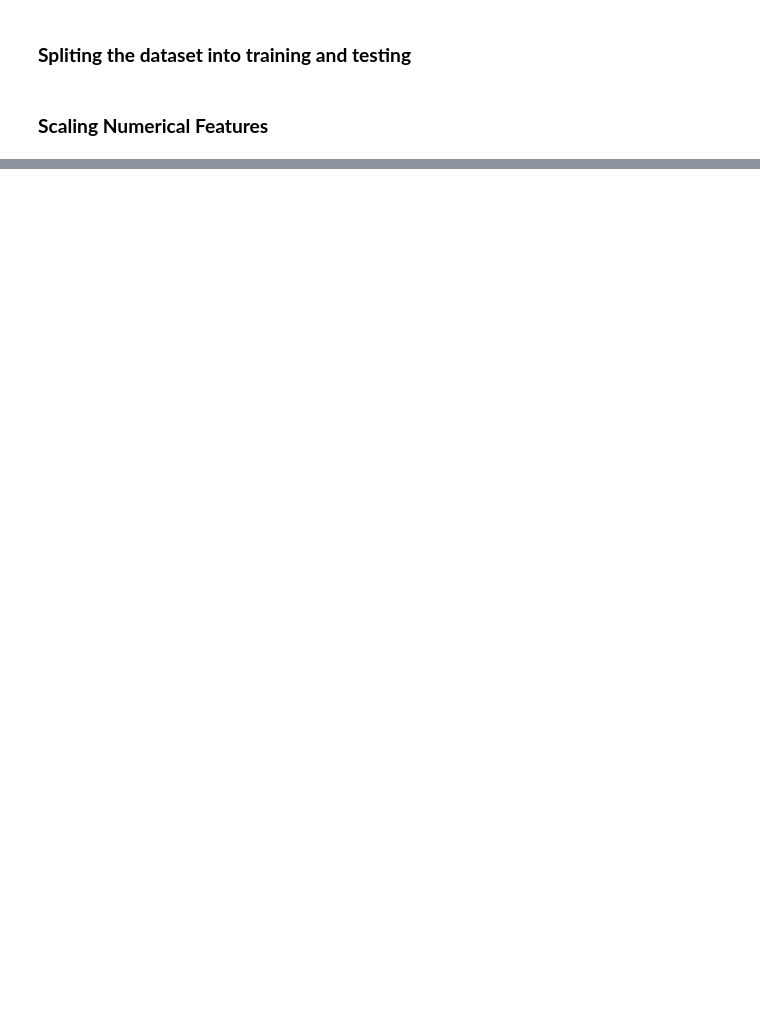
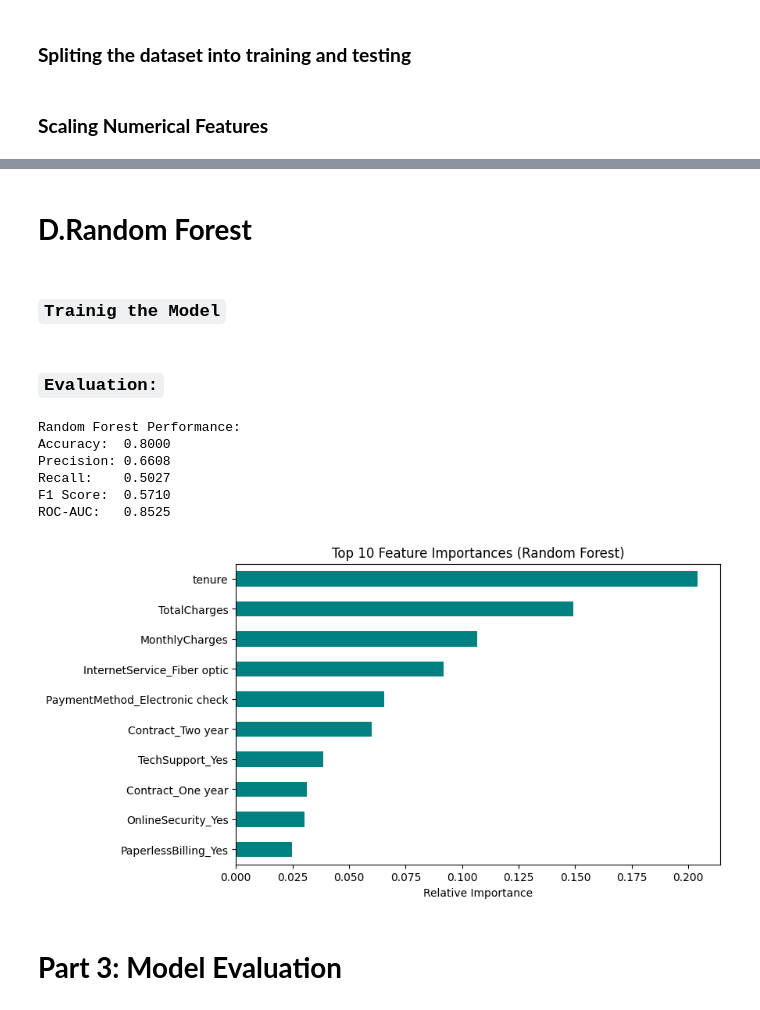
Before and after one commit to mdzubayereashraf/Ostad-AI-Engineering-Course-Assignments, a Jupyter notebook: Assigment_No_10(Customers_Churn_Prediction_Using_ML).ipynb, the cells around one changed output, grey strips where cells are left out. Drawn from its saved outputs; the diff is of its cells as text; code cells hidden in the pictures; blank space fills up the shorter version.

```diff
--- a/Assigment_No_10(Customers_Churn_Prediction_Using_ML).ipynb
+++ b/Assigment_No_10(Customers_Churn_Prediction_Using_ML).ipynb
@@ -193,0 +295,18 @@ x_test_scaled = scaler.transform(x_test)
+# %%
+from sklearn.neighbors import KNeighborsClassifier
+
+k_values = [3, 5, 7, 9]
+
+print("KNN Performance for Different K Values:")
+for k in k_values:
+    knn = KNeighborsClassifier(n_neighbors=k)
+    knn.fit(X_train_scaled, y_train)
+
+    y_pred_knn = knn.predict(X_test_scaled)
+    y_prob_knn = knn.predict_proba(X_test_scaled)[:, 1]
+
+    acc = accuracy_score(y_test, y_pred_knn)
+    f1 = f1_score(y_test, y_pred_knn)
+    auc = roc_auc_score(y_test, y_prob_knn)
+
+    print(f"K={k} -> Accuracy: {acc:.4f} | F1 Score: {f1:.4f} | ROC-AUC: {auc:.4f}")
@@ -193,0 +323,9 @@ x_test_scaled = scaler.transform(x_test)
+# %%
+from sklearn.tree import DecisionTreeClassifier
+
+dt_model = DecisionTreeClassifier(max_depth=5, min_samples_leaf=10, random_state=69)
+
+dt_model.fit(X_train, y_train)
+
+y_pred_dt = dt_model.predict(X_test)
+y_prob_dt = dt_model.predict_proba(X_test)[:, 1]
@@ -193,0 +348,41 @@ x_test_scaled = scaler.transform(x_test)
+# %% [markdown]
+# **D.Random Forest**
+# %% [markdown]
+### `Trainig the Model`
+# %%
+from sklearn.ensemble import RandomForestClassifier
+import matplotlib.pyplot as plt
+
+rf_model = RandomForestClassifier(n_estimators=100, max_depth=8, random_state=69)
+rf_model.fit(X_train, y_train)
+
+y_pred_rf = rf_model.predict(X_test)
+y_prob_rf = rf_model.predict_proba(X_test)[:, 1]
+# %% [markdown]
+### `Evaluation:`
+# %%
+print("Random Forest Performance:")
+print(f"Accuracy:  {accuracy_score(y_test, y_pred_rf):.4f}")
+print(f"Precision: {precision_score(y_test, y_pred_rf):.4f}")
+print(f"Recall:    {recall_score(y_test, y_pred_rf):.4f}")
+print(f"F1 Score:  {f1_score(y_test, y_pred_rf):.4f}")
+print(f"ROC-AUC:   {roc_auc_score(y_test, y_prob_rf):.4f}")
+# %% [output]
+Random Forest Performance:
+Accuracy:  0.8000
+Precision: 0.6608
+Recall:    0.5027
+F1 Score:  0.5710
+ROC-AUC:   0.8525
+# %%
+importances = pd.Series(rf_model.feature_importances_, index=X.columns)
+plt.figure(figsize=(8, 5))
+importances.nlargest(10).plot(kind='barh', color='teal')
+plt.title('Top 10 Feature Importances (Random Forest)')
+plt.xlabel('Relative Importance')
+plt.gca().invert_yaxis()
+plt.show()
+# %% [output]
+[figure, added]
+# %% [markdown]
+# **Part 3: Model Evaluation**
```
Also changed, not shown: parts of 51 cells of this notebook.
